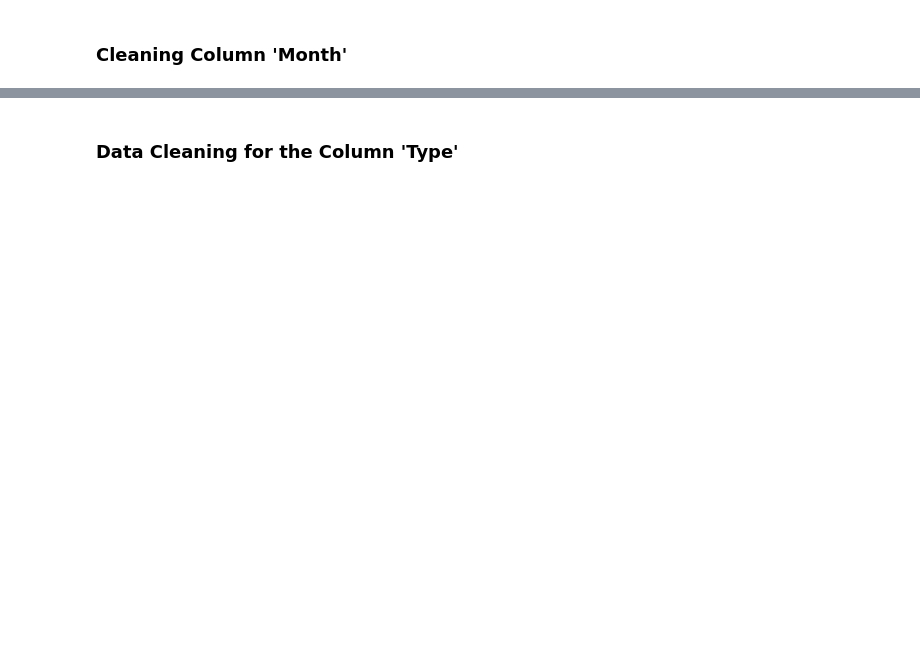
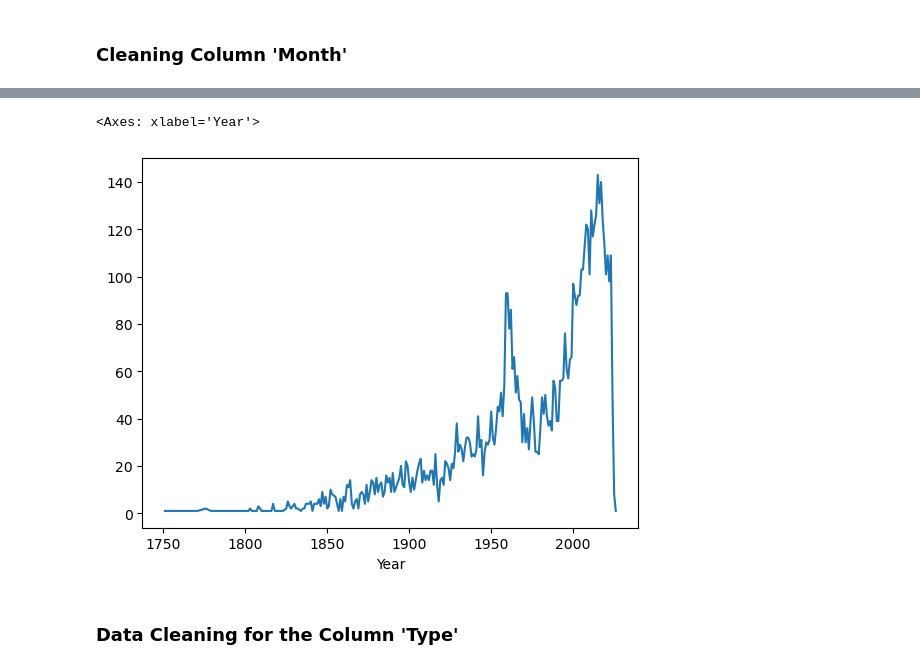
Before and after one commit to SheryllD/shark_attacks_project, a Jupyter notebook: shark_date_cleaning.ipynb, the cells around one changed output, grey strips where cells are left out. Drawn from its saved outputs; the diff is of its cells as text; code cells hidden in the pictures; blank space fills up the shorter version.

```diff
--- a/shark_date_cleaning.ipynb
+++ b/shark_date_cleaning.ipynb
@@ -78,0 +176,41 @@ print(df["Month"].value_counts())  # Check unique values
+# %%
+def extract_date(text):
+    """
+    Extracts valid date-like information from messy strings.
+    Converts multiple formats into a standard date format (DD-MM-YYYY).
+    """
+    if not isinstance(text, str) or text.lower().strip() in ["none", "nan", "null", ""]:
+        return None  # Handle missing values
+
+    text = text.strip()  # Remove leading/trailing spaces
+
+    # Define regex patterns to capture different date formats
+    date_patterns = [
+        r"\d{4}-\d{2}-\d{2}",             # "2023-05-20" (ISO format)
+        r"\d{1,2}-[a-z]{3}-\d{4}",        # "18-may-2023"
+        r"\d{1,2} [a-z]{3}-\d{4}",        # "09 may-2023"
+        r"\d{1,2} [a-z]{3} \d{4}",        # "15 Mar 2024"
+        r"\d{1,2}-[A-Za-z]{3}-\d{4}",     # "23-Jun-2023"
+        r"\d{1,2} [A-Za-z]{3} \d{4}",     # "15 Mar 2024"
+        r"\d{1,2} [A-Za-z]+ \d{4}",       # "15 March 2024"
+        r"\d{1,2}(st|nd|rd|th)? of [A-Za-z]+, \d{4}"  # "24th of May, 2022"
+    ]
+
+    for pattern in date_patterns:
+        match = re.search(pattern, text, re.IGNORECASE)
+        if match:
+            return match.group(0)  # Extract the matched date part
+
+    return None  # Return None if no valid date is found
+
+ # Clean the "Date" column before applying regex
+df["Date"] = df["Date"].astype(str).str.strip()
+
+# Apply extraction function
+df["Cleaned_Date"] = df["Date"].apply(extract_date)
+
+# Convert extracted dates into proper datetime format
+df["Cleaned_Date"] = pd.to_datetime(df["Cleaned_Date"], errors="coerce")
+
+# Convert to DD-MM-YYYY format (Final Step)
+df["Cleaned_Date"] = df["Cleaned_Date"].dt.strftime('%d-%m-%Y')
@@ -78,0 +257,6 @@ print(df["Month"].value_counts())  # Check unique values
+# %%
+df_count = df.groupby("Year")["Date"].count()
+df_count[df_count.index > 1750].plot()
+# %% [output]
+<Axes: xlabel='Year'>
+[figure, added]
```
Also changed, not shown: parts of 55 cells of this notebook, 2 other files.
